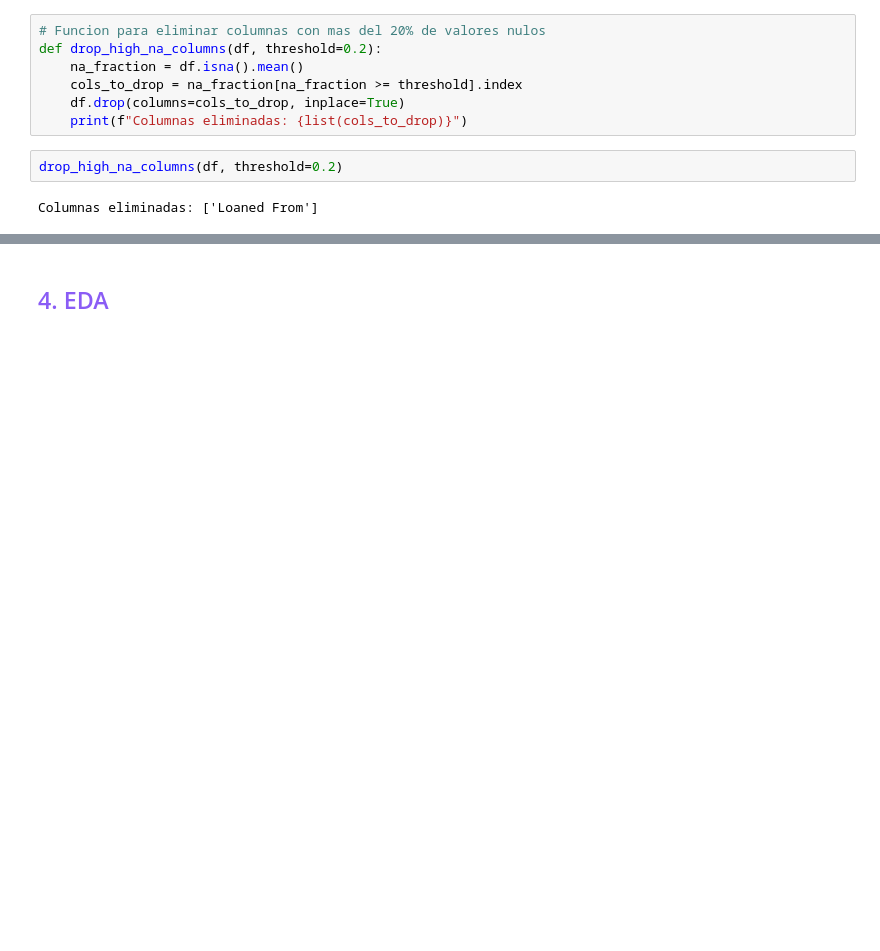
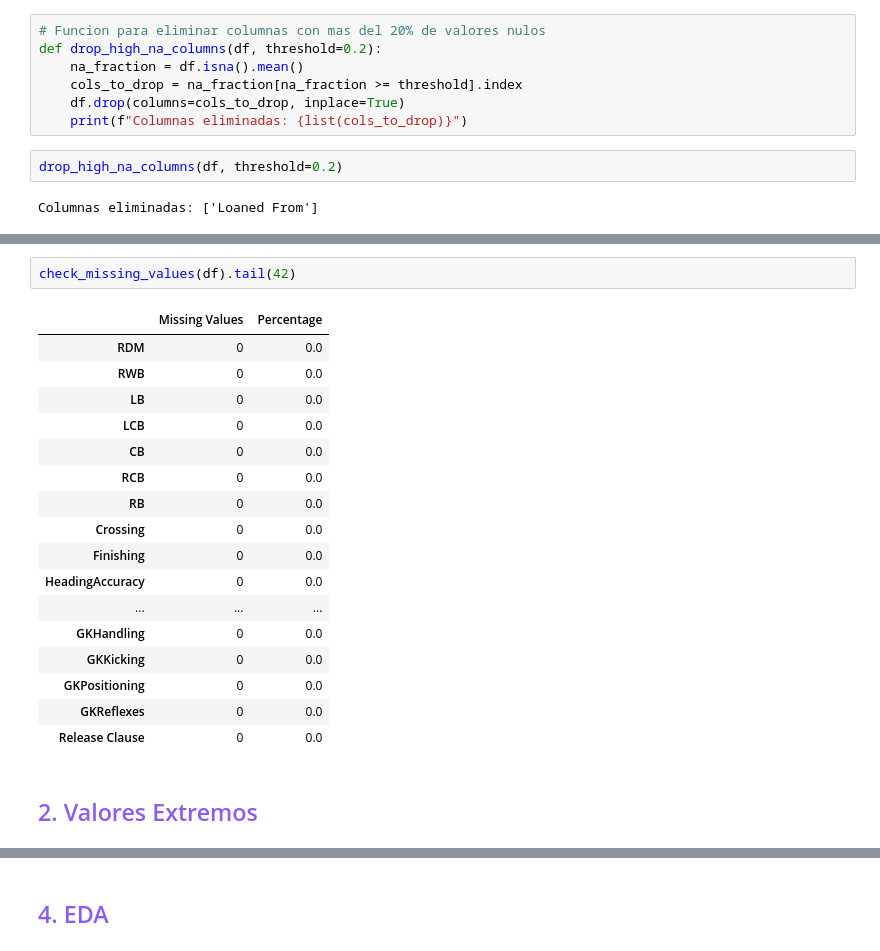
Before and after one commit to AuriRaven/Unsupervised_Learning, a Jupyter notebook: Practica_Final.ipynb, the cells around one changed output, grey strips where cells are left out. Saved outputs shown, nothing was run; the diff lists cells and outputs as text; blank space fills up the shorter version.

```diff
--- a/Practica_Final.ipynb
+++ b/Practica_Final.ipynb
@@ -393,0 +906,22 @@ Columnas eliminadas: ['Loaned From']
+# %%
+check_missing_values(df).tail(42)
+# %% [output]
+|  | Missing Values | Percentage |
+| RDM | 0 | 0.0 |
+| RWB | 0 | 0.0 |
+| LB | 0 | 0.0 |
+| LCB | 0 | 0.0 |
+| CB | 0 | 0.0 |
+| RCB | 0 | 0.0 |
+| RB | 0 | 0.0 |
+| Crossing | 0 | 0.0 |
+| Finishing | 0 | 0.0 |
+| HeadingAccuracy | 0 | 0.0 |
+| ... | ... | ... |
+| GKHandling | 0 | 0.0 |
+| GKKicking | 0 | 0.0 |
+| GKPositioning | 0 | 0.0 |
+| GKReflexes | 0 | 0.0 |
+| Release Clause | 0 | 0.0 |
+# %% [markdown]
+## <span style="color: rgb(138, 92, 245);">2. Valores Extremos</span>
```
Also changed, not shown: parts of 126 cells of this notebook.
